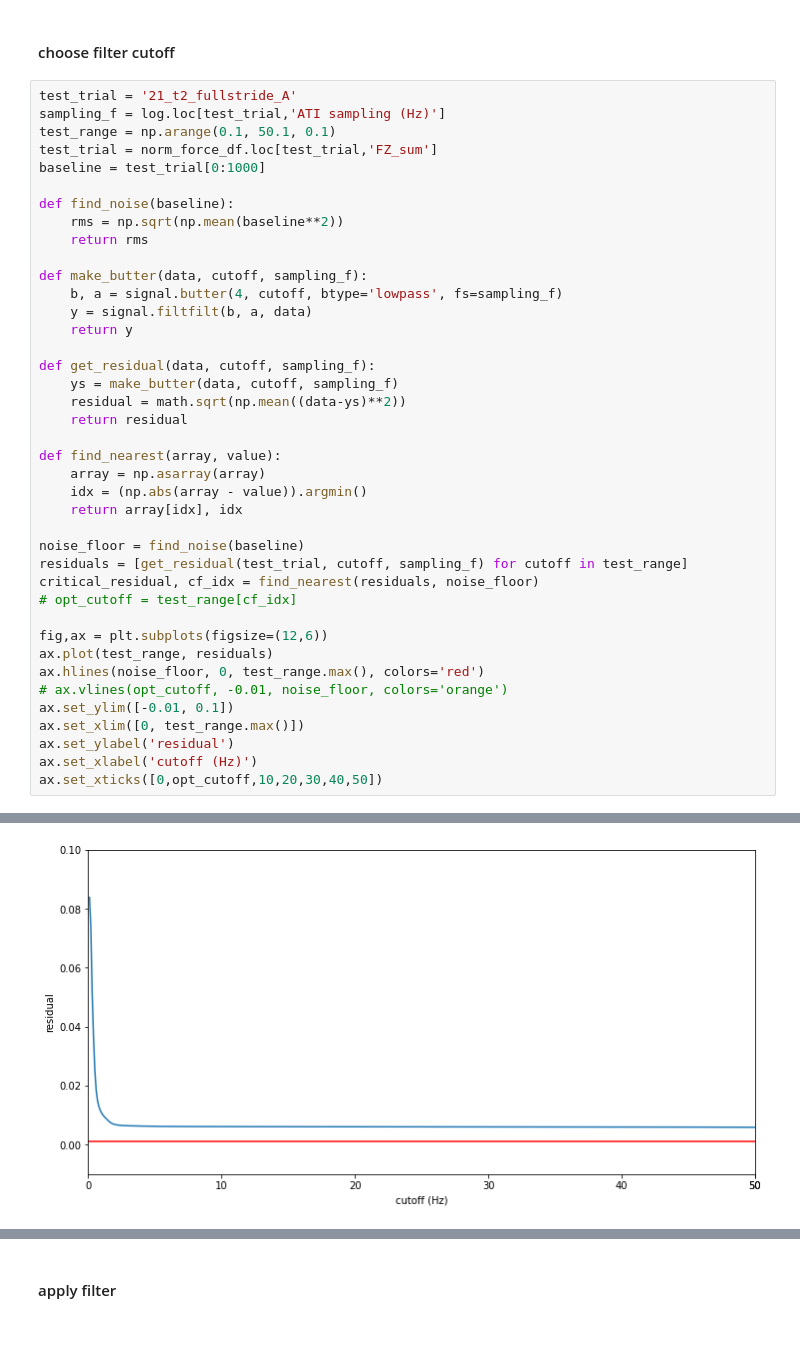
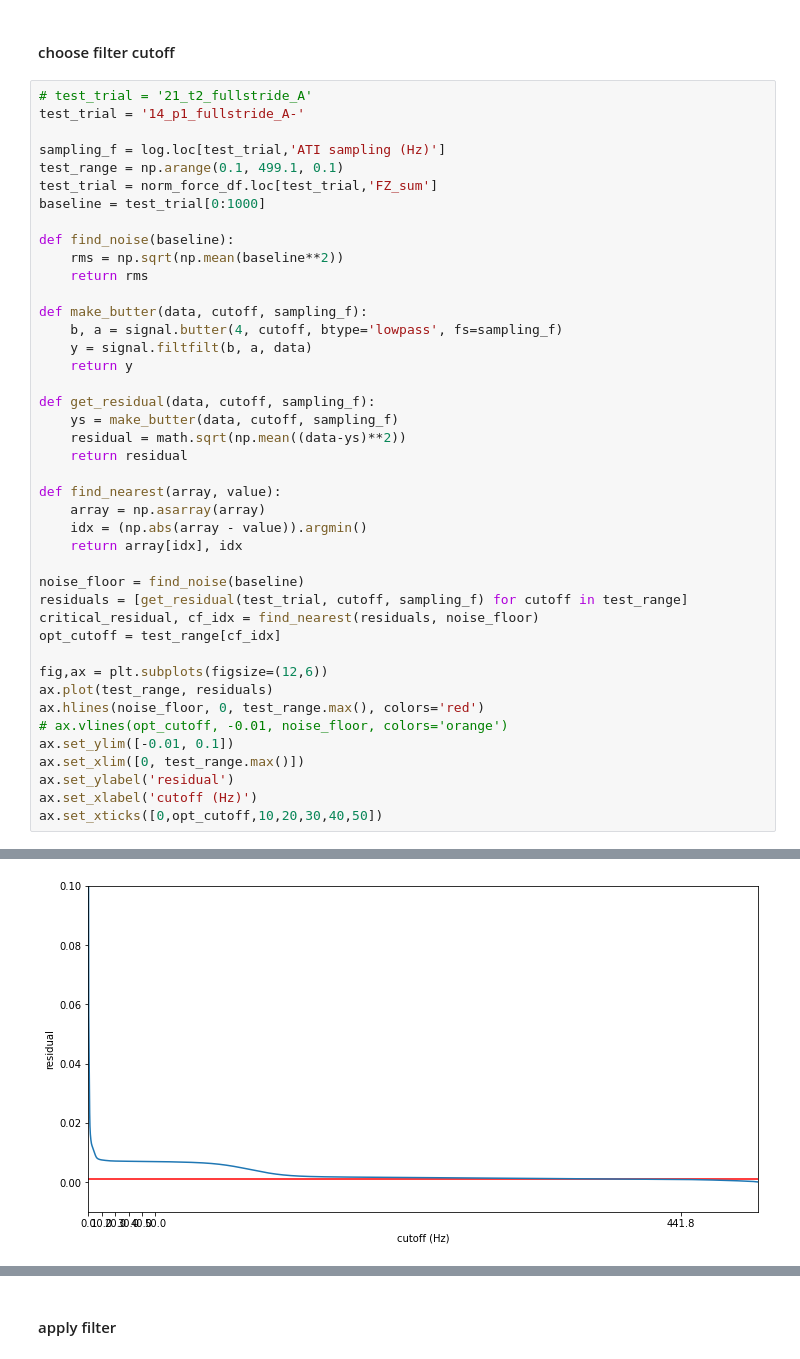
Before and after one commit to popscallion/possumpolish, a Jupyter notebook: externalMoments.ipynb, the cells around one changed output, grey strips where cells are left out. Drawn from its saved outputs; the diff is of its cells as text; blank space fills up the shorter version.

```diff
--- a/externalMoments.ipynb
+++ b/externalMoments.ipynb
@@ -164,9 +185,11 @@ for trial in csv_dict.keys():
 # %% [markdown]
 #### choose filter cutoff
 # %%
-test_trial = '21_t2_fullstride_A'
+# test_trial = '21_t2_fullstride_A'
+test_trial = '14_p1_fullstride_A-'
+
 sampling_f = log.loc[test_trial,'ATI sampling (Hz)']
-test_range = np.arange(0.1, 50.1, 0.1)
+test_range = np.arange(0.1, 499.1, 0.1)
 test_trial = norm_force_df.loc[test_trial,'FZ_sum']
 baseline = test_trial[0:1000]
 
@@ -183,32 +206,32 @@ def get_residual(data, cutoff, sampling_f):
     ys = make_butter(data, cutoff, sampling_f)
     residual = math.sqrt(np.mean((data-ys)**2))
     return residual
 
 def find_nearest(array, value):
     array = np.asarray(array)
     idx = (np.abs(array - value)).argmin()
     return array[idx], idx
 
 noise_floor = find_noise(baseline)
 residuals = [get_residual(test_trial, cutoff, sampling_f) for cutoff in test_range]
 critical_residual, cf_idx = find_nearest(residuals, noise_floor)
-# opt_cutoff = test_range[cf_idx]
+opt_cutoff = test_range[cf_idx]
 
 fig,ax = plt.subplots(figsize=(12,6))
 ax.plot(test_range, residuals)
 ax.hlines(noise_floor, 0, test_range.max(), colors='red')
 # ax.vlines(opt_cutoff, -0.01, noise_floor, colors='orange')
 ax.set_ylim([-0.01, 0.1])
 ax.set_xlim([0, test_range.max()])
 ax.set_ylabel('residual')
 ax.set_xlabel('cutoff (Hz)')
 ax.set_xticks([0,opt_cutoff,10,20,30,40,50])
 # %% [output]
 [<matplotlib.axis.XTick at 0x...>,
  <matplotlib.axis.XTick at 0x...>,
  <matplotlib.axis.XTick at 0x...>,
  <matplotlib.axis.XTick at 0x...>,
  <matplotlib.axis.XTick at 0x...>,
  <matplotlib.axis.XTick at 0x...>,
  <matplotlib.axis.XTick at 0x...>]
-[figure, old version]
+[figure, new version]
```
Also changed, not shown: parts of 5 cells of this notebook.
